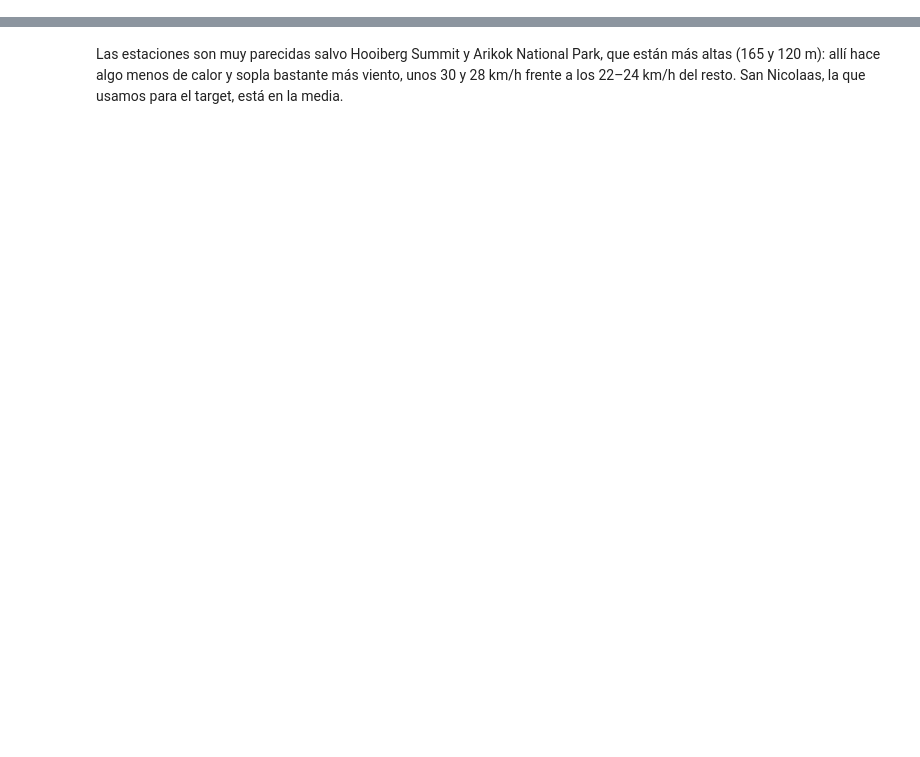
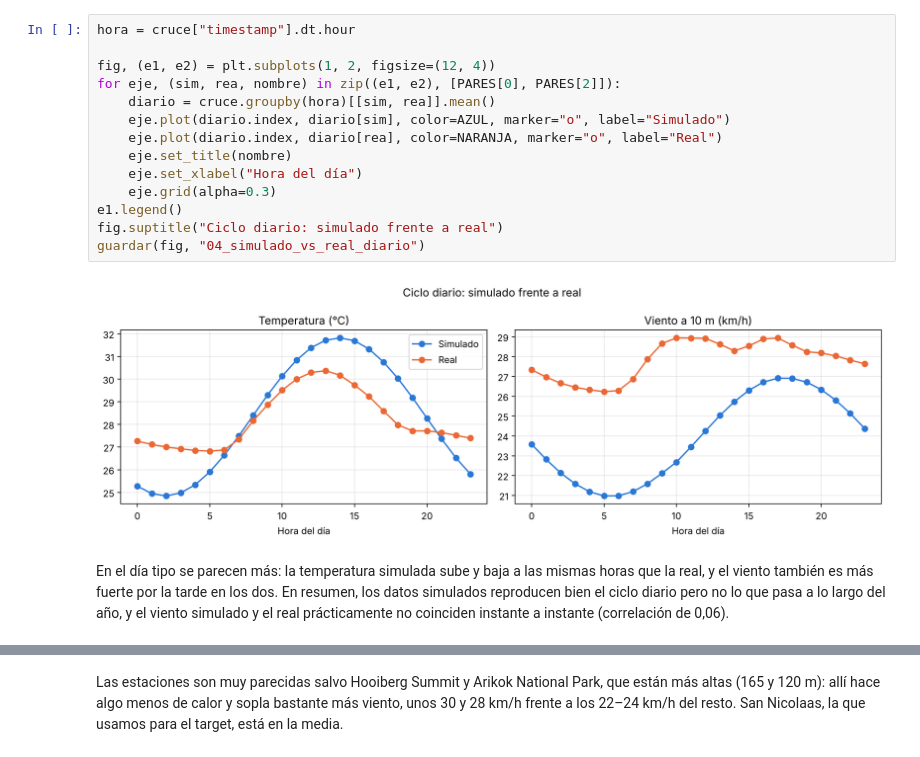
Before and after one commit to LucasToledanoDuque/Proyect_Computacion_HP, a Jupyter notebook: EDA/eda_datos.ipynb, the cells around one changed output, grey strips where cells are left out. Cells and saved outputs as stored; diff of their text form; blank space fills up the shorter version.

```diff
--- a/EDA/eda_datos.ipynb
+++ b/EDA/eda_datos.ipynb
@@ -142,0 +456,18 @@ guardar(fig, "01_medias_por_estacion")
+# %%
+hora = cruce["timestamp"].dt.hour
+
+fig, (e1, e2) = plt.subplots(1, 2, figsize=(12, 4))
+for eje, (sim, rea, nombre) in zip((e1, e2), [PARES[0], PARES[2]]):
+    diario = cruce.groupby(hora)[[sim, rea]].mean()
+    eje.plot(diario.index, diario[sim], color=AZUL, marker="o", label="Simulado")
+    eje.plot(diario.index, diario[rea], color=NARANJA, marker="o", label="Real")
+    eje.set_title(nombre)
+    eje.set_xlabel("Hora del día")
+    eje.grid(alpha=0.3)
+e1.legend()
+fig.suptitle("Ciclo diario: simulado frente a real")
+guardar(fig, "04_simulado_vs_real_diario")
+# %% [output]
+[figure, added]
+# %% [markdown]
+En el día tipo se parecen más: la temperatura simulada sube y baja a las mismas horas que la real, y el viento también es más fuerte por la tarde en los dos. En resumen, los datos simulados reproducen bien el ciclo diario pero no lo que pasa a lo largo del año, y el viento simulado y el real prácticamente no coinciden instante a instante (correlación de 0,06).
```
Also changed, not shown: parts of 118 cells of this notebook, 49 other files.
